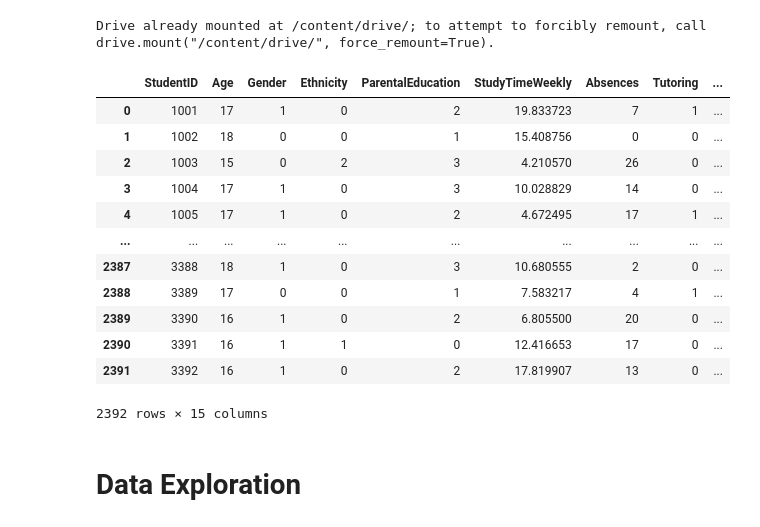
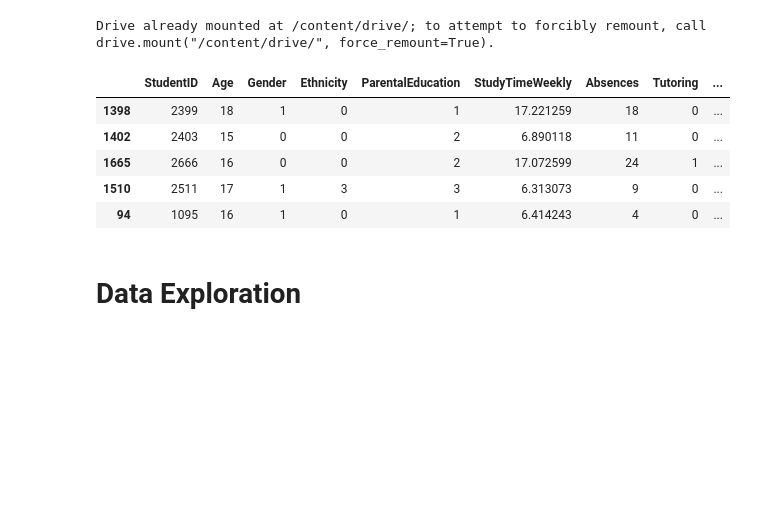
Before and after one commit to slogan02/Final_Project, a Jupyter notebook: Final_Project.ipynb, the cells around one changed output. Cells and saved outputs as stored; diff of their text form; code cells hidden in the pictures; blank space fills up the shorter version.

```diff
--- a/Final_Project.ipynb
+++ b/Final_Project.ipynb
@@ -24,21 +21,14 @@ from sklearn.neural_network import MLPClassifier
 # %%
 # Load Dataset
 df = pd.read_csv('/content/drive/MyDrive/Student_Performance_Data.csv')
-df
+df.sample(n=5)
 # %% [output]
 |  | StudentID | Age | Gender | Ethnicity | ParentalEducation | StudyTimeWeekly | Absences | Tutoring | ... |
-| 0 | 1001 | 17 | 1 | 0 | 2 | 19.833723 | 7 | 1 | ... |
-| 1 | 1002 | 18 | 0 | 0 | 1 | 15.408756 | 0 | 0 | ... |
-| 2 | 1003 | 15 | 0 | 2 | 3 | 4.210570 | 26 | 0 | ... |
-| 3 | 1004 | 17 | 1 | 0 | 3 | 10.028829 | 14 | 0 | ... |
-| 4 | 1005 | 17 | 1 | 0 | 2 | 4.672495 | 17 | 1 | ... |
-| ... | ... | ... | ... | ... | ... | ... | ... | ... | ... |
-| 2387 | 3388 | 18 | 1 | 0 | 3 | 10.680555 | 2 | 0 | ... |
-| 2388 | 3389 | 17 | 0 | 0 | 1 | 7.583217 | 4 | 1 | ... |
-| 2389 | 3390 | 16 | 1 | 0 | 2 | 6.805500 | 20 | 0 | ... |
-| 2390 | 3391 | 16 | 1 | 1 | 0 | 12.416653 | 17 | 0 | ... |
-| 2391 | 3392 | 16 | 1 | 0 | 2 | 17.819907 | 13 | 0 | ... |
+| 1398 | 2399 | 18 | 1 | 0 | 1 | 17.221259 | 18 | 0 | ... |
+| 1402 | 2403 | 15 | 0 | 0 | 2 | 6.890118 | 11 | 0 | ... |
+| 1665 | 2666 | 16 | 0 | 0 | 2 | 17.072599 | 24 | 1 | ... |
+| 1510 | 2511 | 17 | 1 | 3 | 3 | 6.313073 | 9 | 0 | ... |
+| 94 | 1095 | 16 | 1 | 0 | 1 | 6.414243 | 4 | 0 | ... |
-2392 rows × 15 columns
 # %% [markdown]
 # **Data Exploration**
 # %%
```
Also changed, not shown: parts of 35 cells of this notebook.
